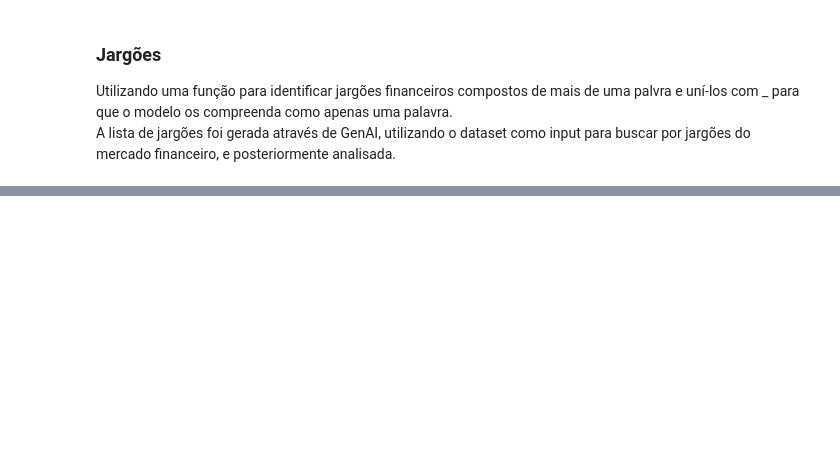
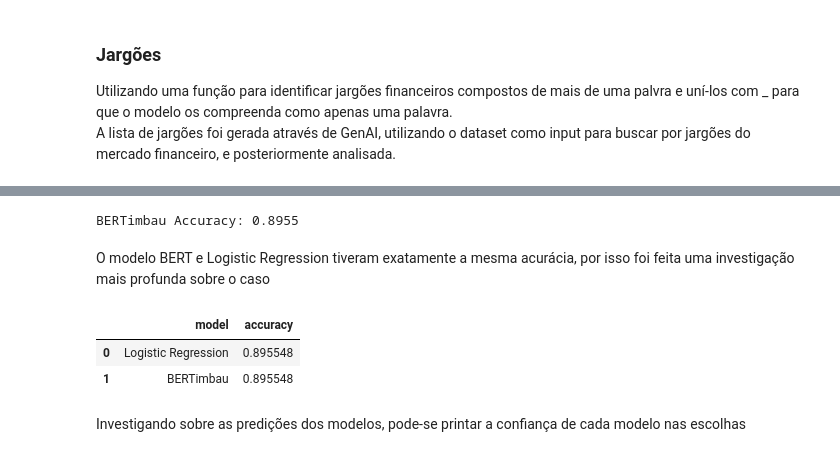
Before and after one commit to mstagomori/desafio-ciencia-dados-inoa, a Jupyter notebook: desafio_estagio_em_ciencia_de_dados.ipynb, the cells around one changed output, grey strips where cells are left out. Saved outputs shown, nothing was run; the diff lists cells and outputs as text; code cells hidden in the pictures; blank space fills up the shorter version.

```diff
--- a/desafio_estagio_em_ciencia_de_dados.ipynb
+++ b/desafio_estagio_em_ciencia_de_dados.ipynb
@@ -166,0 +322,7 @@ df["text_processed"] = df["text"].apply(
+# %%
+from transformers import DataCollatorWithPadding
+
+# Batch de treinamento
+data_collator = DataCollatorWithPadding(
+    tokenizer=tokenizer
+)
@@ -166,0 +376,9 @@ df["text_processed"] = df["text"].apply(
+# %%
+import numpy as np
+
+predictions = trainer.predict(test_tokenized)
+
+y_pred = np.argmax(
+    predictions.predictions,
+    axis=1
+)
@@ -166,0 +387,37 @@ df["text_processed"] = df["text"].apply(
+# %%
+from sklearn.metrics import accuracy_score
+
+bert_accuracy = accuracy_score(
+    y_test_encoded,
+    y_pred
+)
+
+print(f"BERTimbau Accuracy: {bert_accuracy:.4f}")
+# %% [output]
+BERTimbau Accuracy: 0.8955
+# %% [markdown]
+O modelo BERT e Logistic Regression tiveram exatamente a mesma acurácia, por isso foi feita uma investigação mais profunda sobre o caso
+# %%
+results = pd.DataFrame({
+    "model": [
+        "Logistic Regression",
+        "BERTimbau"
+    ],
+    "accuracy": [
+        lr_accuracy,
+        bert_accuracy
+    ]
+})
+
+results = results.sort_values(
+    "accuracy",
+    ascending=False
+)
+
+results
+# %% [output]
+|  | model | accuracy |
+| 0 | Logistic Regression | 0.895548 |
+| 1 | BERTimbau | 0.895548 |
+# %% [markdown]
+Investigando sobre as predições dos modelos, pode-se printar a confiança de cada modelo nas escolhas
```
Also changed, not shown: parts of 44 cells of this notebook.
